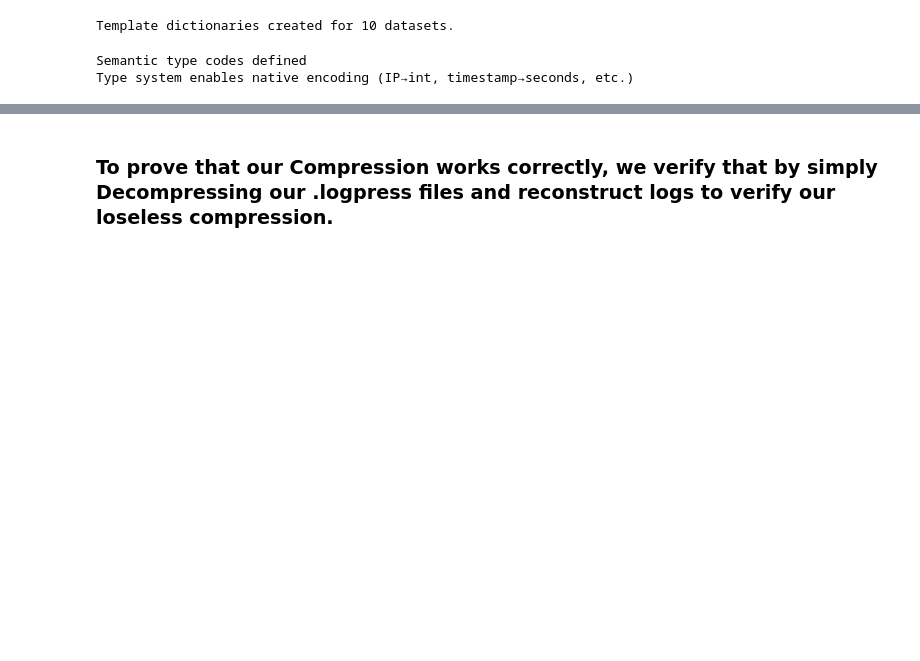
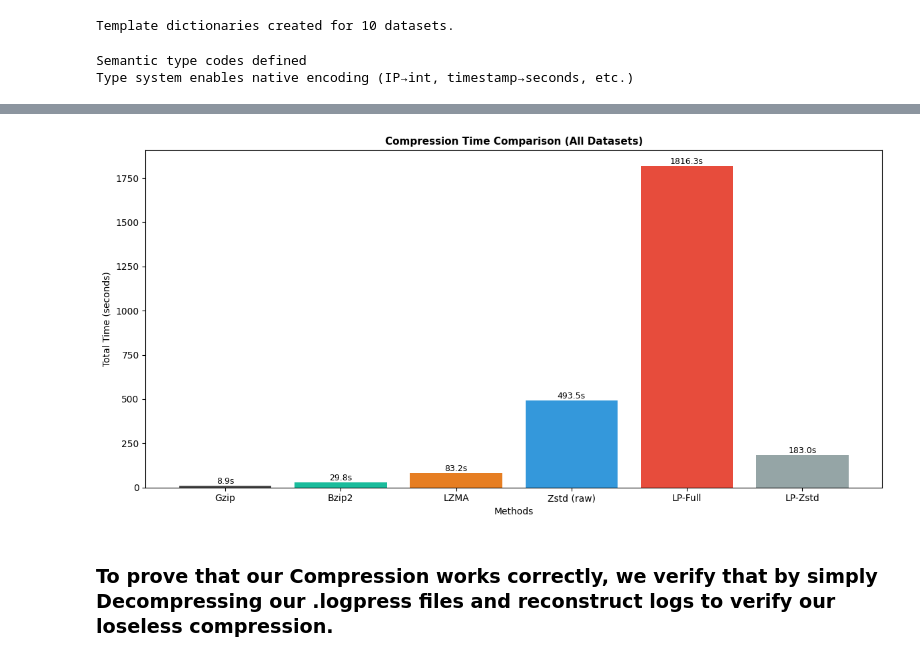
Before and after one commit to adam-bouafia/LogPress, a Jupyter notebook: LogPress.ipynb, the cells around one changed output, grey strips where cells are left out. Cells and saved outputs as stored; diff of their text form; code cells hidden in the pictures; blank space fills up the shorter version.

Commit message:
updated query performance plots - also compression time plot to include full LOGPRESS pipeline and only compress - stage 6

```diff
--- a/LogPress.ipynb
+++ b/LogPress.ipynb
@@ -2006,8 +2050,8 @@ plt.show()
 # %%
 # Compression Times
-print("\n\nCompression Times (seconds)\n")
-print(f"{'Dataset':<12} {'Gzip':>10} {'Bzip2':>10} {'LZMA':>10} {'Zstd':>10} {'LogPress':>10} {'LP-Zstd':>10}")
-print("  " + "-" * 74)
+print("\n\n=== Compression Times (seconds) ===\n")
+print(f"{'Dataset':<12} {'Gzip':>10} {'Bzip2':>10} {'LZMA':>10} {'Zstd':>10} {'LP-Full':>10} {'LP-Compress-Only':>10}")
+print("-" * 74)
 
 compression_time_rows = []
 for name, results in compression_results.items():
@@ -2017,8 +2061,8 @@ for name, results in compression_results.items():
         "Bzip2": round(results["bzip2_time"], 2),
         "LZMA": round(results["lzma_time"], 2),
         "Zstd": round(results["zstd_raw_time"], 2),
-        "LogPress Full Pipeline": round(results["logpress_time"], 2),
-        "LogPress Compress Only": round(results["zstd_only_time"], 2),
+        "LP-Full": round(results["logpress_time"], 2),
+        "LP-Zstd": round(results["zstd_only_time"], 2),
     }
     compression_time_rows.append(row)
 
@@ -2041,7 +2085,7 @@ total_times = {
     "zstd_only": sum(r["zstd_only_time"] for r in compression_results.values()),
 }
 
-print("  " + "-" * 74)
+print("-" * 74)
 print(
     f"{'TOTAL':<12} "
     f"{total_times['gzip']:>9.2f}s "
@@ -2052,6 +2096,8 @@ print(
     f"{total_times['zstd_only']:>9.2f}s"
 )
 
+print("\nNote: LP-Full = Full pipeline (6 stages) | LP-Zstd = Compression only (Stage 6, fair comparison)")
+
 compression_time_rows.append(
     {
         "Dataset": "TOTAL",
@@ -2059,8 +2105,8 @@ compression_time_rows.append(
         "Bzip2": round(total_times["bzip2"], 2),
         "LZMA": round(total_times["lzma"], 2),
         "Zstd": round(total_times["zstd_raw"], 2),
-        "LogPress Full Pipeline": round(total_times["logpress"], 2),
-        "LogPress Compress Only": round(total_times["zstd_only"], 2),
+        "LP-Full": round(total_times["logpress"], 2),
+        "LP-Zstd": round(total_times["zstd_only"], 2),
     }
 )
 
@@ -2121,23 +2192,32 @@ plt.show()
 # %%
-# Chart 3: Total compression time per method
-fig, ax3 = plt.subplots(figsize=(10, 6))
+# Chart 3: Total compression time per method (with LP-Full vs LP-Zstd)
+fig, ax3 = plt.subplots(figsize=(12, 6))
+
+# Labels and colors for 6 methods
+chart_labels = ["Gzip", "Bzip2", "LZMA", "Zstd (raw)", "LP-Full", "LP-Zstd"]
+chart_colors = ["#4A4A4A", "#1ABC9C", "#E67E22", "#3498DB", "#E74C3C", "#95A5A6"]
 
 total_times = [
     sum(compression_results[name]["gzip_time"] for name in dataset_names),
     sum(compression_results[name]["bzip2_time"] for name in dataset_names),
     sum(compression_results[name]["lzma_time"] for name in dataset_names),
     sum(compression_results[name]["zstd_raw_time"] for name in dataset_names),
     sum(compression_results[name]["logpress_time"] for name in dataset_names),
+    sum(compression_results[name]["zstd_only_time"] for name in dataset_names),
 ]
 
-bars = ax3.bar(method_labels, total_times, color=colors)
-ax3.set_xlabel("Methods")
-ax3.set_ylabel("Total Time (seconds)")
-ax3.set_title("Compression Time (All Datasets)")
+bars = ax3.bar(chart_labels, total_times, color=chart_colors)
+ax3.set_xlabel("Methods", fontsize=10)
+ax3.set_ylabel("Total Time (seconds)", fontsize=10)
+ax3.set_title("Compression Time Comparison (All Datasets)", fontsize=11, fontweight='bold')
 
 for bar, t in zip(bars, total_times):
     ax3.text(bar.get_x() + bar.get_width()/2, bar.get_height() + 0.5,
              f"{t:.1f}s", ha="center", va="bottom", fontsize=9)
+
+
 plt.tight_layout()
 plt.savefig('plots/compression_time.png', dpi=300, bbox_inches='tight')
 plt.show()
+# %% [output]
+[figure, added]
```
Also changed, not shown: parts of 16 cells of this notebook, 10 other files.
